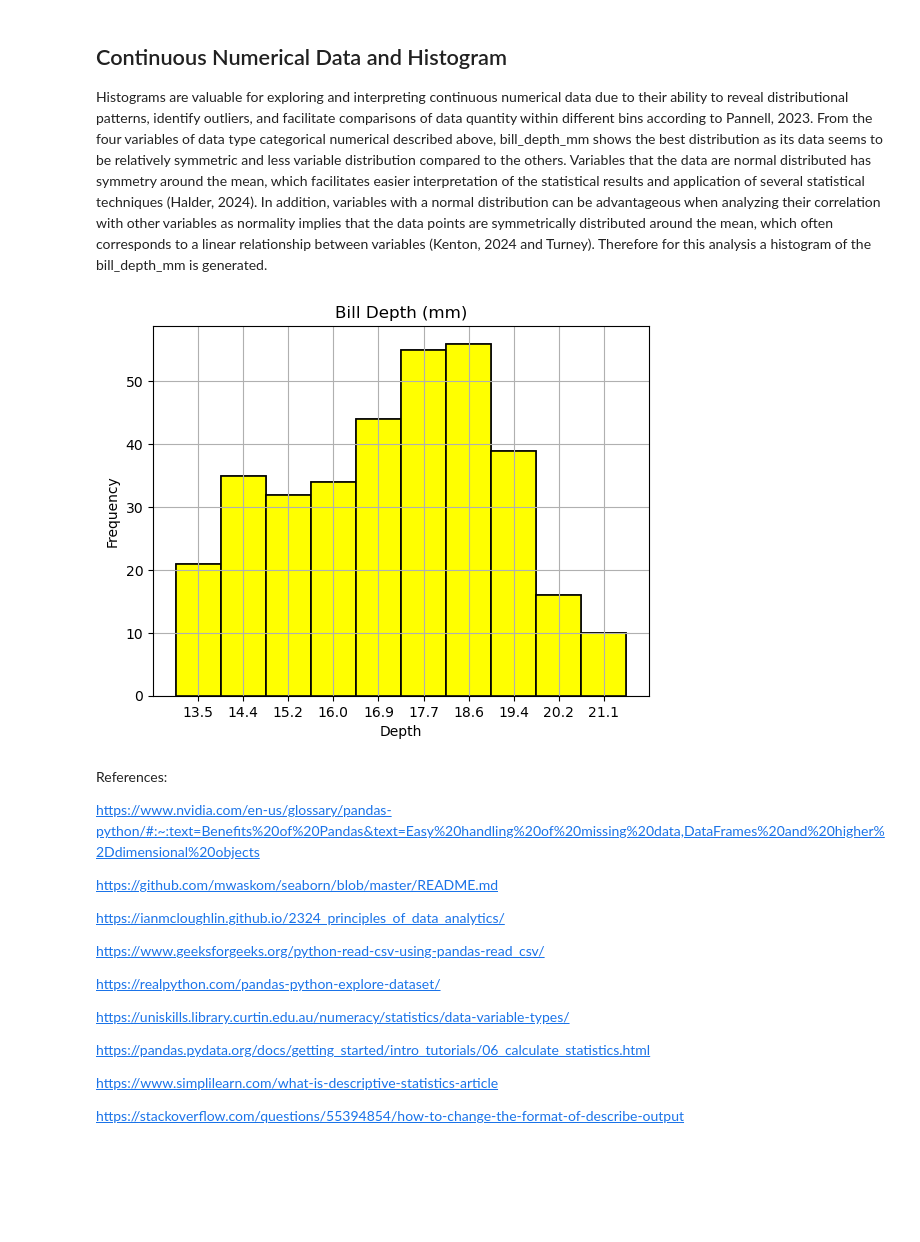
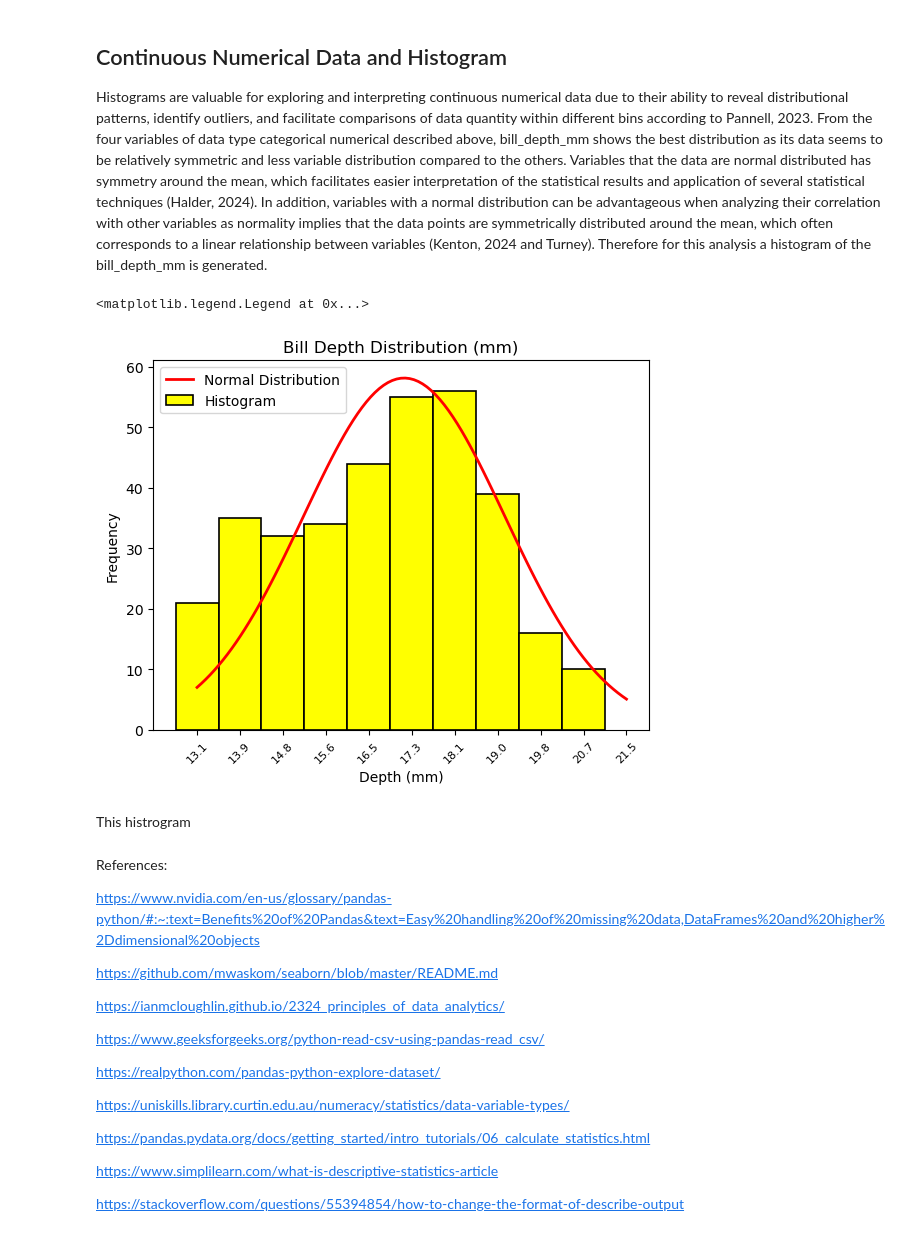
Before and after one commit to filipekojak88/myprojectPDA, a Jupyter notebook: penguins.ipynb, the cells around one changed output. Drawn from its saved outputs; the diff is of its cells as text; code cells hidden in the pictures; blank space fills up the shorter version.

Commit message:
Adding bell shape line to the histogram

```diff
--- a/penguins.ipynb
+++ b/penguins.ipynb
@@ -150,34 +153,45 @@ The descriptive statistics reveal average measurements (mean) and their variabil
 
 Histograms are valuable for exploring and interpreting continuous numerical data due to their ability to reveal distributional patterns, identify outliers, and facilitate comparisons of data quantity within different bins according to Pannell, 2023.
 From the four variables of data type categorical numerical described above, bill_depth_mm shows the best distribution as its data seems to be relatively symmetric and less variable distribution compared to the others. Variables that the data are normal distributed has symmetry around the mean, which facilitates easier interpretation of the statistical results and application of several statistical techniques (Halder, 2024). In addition, variables with a normal distribution can be advantageous when analyzing their correlation with other variables as normality implies that the data points are symmetrically distributed around the mean, which often corresponds to a linear relationship between variables (Kenton, 2024 and Turney). Therefore for this analysis a histogram of the bill_depth_mm is generated.
-# %%
-# removing NaN values from bill_depth_mm
-data = df['bill_depth_mm'].dropna()
-
-# Specify the number of bins and calculate histogram
-num_bins = 10
-counts, bins, _ = plt.hist(data, bins=num_bins, color='yellow', alpha=0.7, edgecolor='black', linewidth=1.2)
-
-# Calculate bin widths and centers
-bin_widths = np.diff(bins)  # Calculate widths of each bin
-bin_centers = bins[:-1] + bin_widths / 2  # Calculate centers of each bin
-
-# Plot the histogram
-plt.bar(bin_centers, counts, width=bin_widths, color='yellow', edgecolor='black', linewidth=1.2)
-
-
-# Add title and labels
-plt.title("Bill Depth (mm)")
-plt.xlabel("Depth")
-plt.ylabel("Frequency")
-
-# Customize x-axis tick labels to show bin values
-plt.xticks(bin_centers, labels=[f"{bin_center:.1f}" for bin_center in bin_centers])
-
-# Add grid lines for better readability
-plt.grid(True)
-# %% [output]
-[figure, removed]
+# %%
+# Assuming 'df' is your DataFrame containing the data
+data = df['bill_depth_mm'].dropna()
+
+# Calculate histogram with specified number of bins
+num_bins = 10
+counts, bin_edges = np.histogram(data, bins=num_bins)
+
+# Plot histogram using plt.bar() with bin edges and counts
+plt.bar(bin_edges[:-1], counts, width=np.diff(bin_edges), color='yellow', edgecolor='black', linewidth=1.2, label='Histogram')
+
+# Add title and labels
+plt.title("Bill Depth Distribution (mm)")
+plt.xlabel("Depth (mm)")
+plt.ylabel("Frequency")
+
+# Calculate positions for tick labels at bin edges
+tick_positions = bin_edges  # Use bin edges as tick positions
+
+# Set custom x-axis tick positions and labels
+plt.xticks(tick_positions, labels=[f"{bin_edge:.1f}" for bin_edge in bin_edges], rotation=45, fontsize=8)
+
+# Fit a normal distribution to the data
+mu, std = norm.fit(data)  # Estimate mean (mu) and standard deviation (std) of the data
+
+# Generate x values for the normal distribution curve
+x = np.linspace(min(data), max(data), 100)
+pdf = norm.pdf(x, mu, std)  # Calculate the probability density function (PDF) for the normal distribution
+
+# Plot the normal distribution curve (bell-shaped line)
+plt.plot(x, pdf * len(data) * np.diff(bin_edges)[0], 'r-', linewidth=2, label='Normal Distribution')
+
+# Show legend
+plt.legend()
+# %% [output]
+<matplotlib.legend.Legend at 0x...>
+[figure, added]
+# %% [markdown]
+This histrogram
 # %% [markdown]
 References:
 
```
Also changed, not shown: parts of 1 cell of this notebook.
